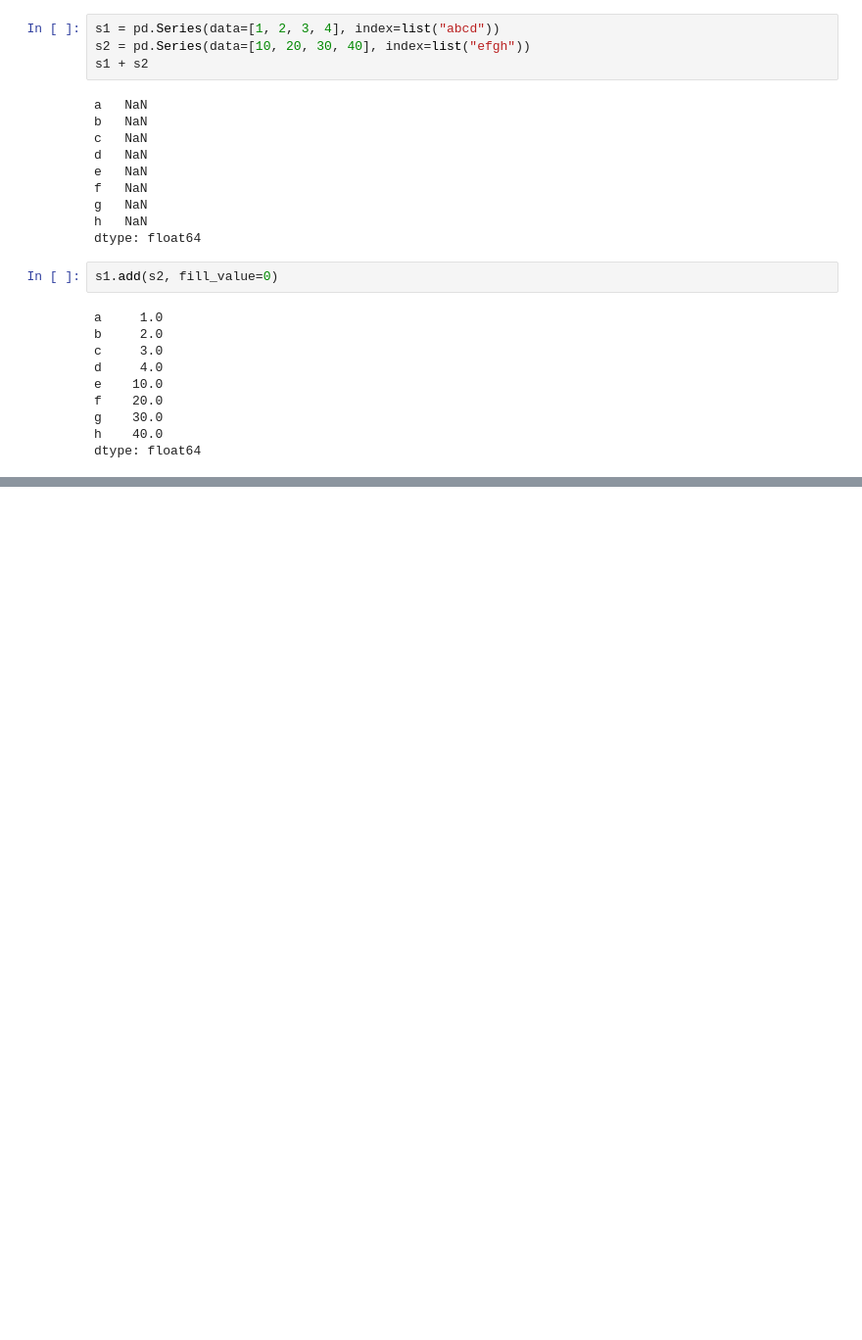
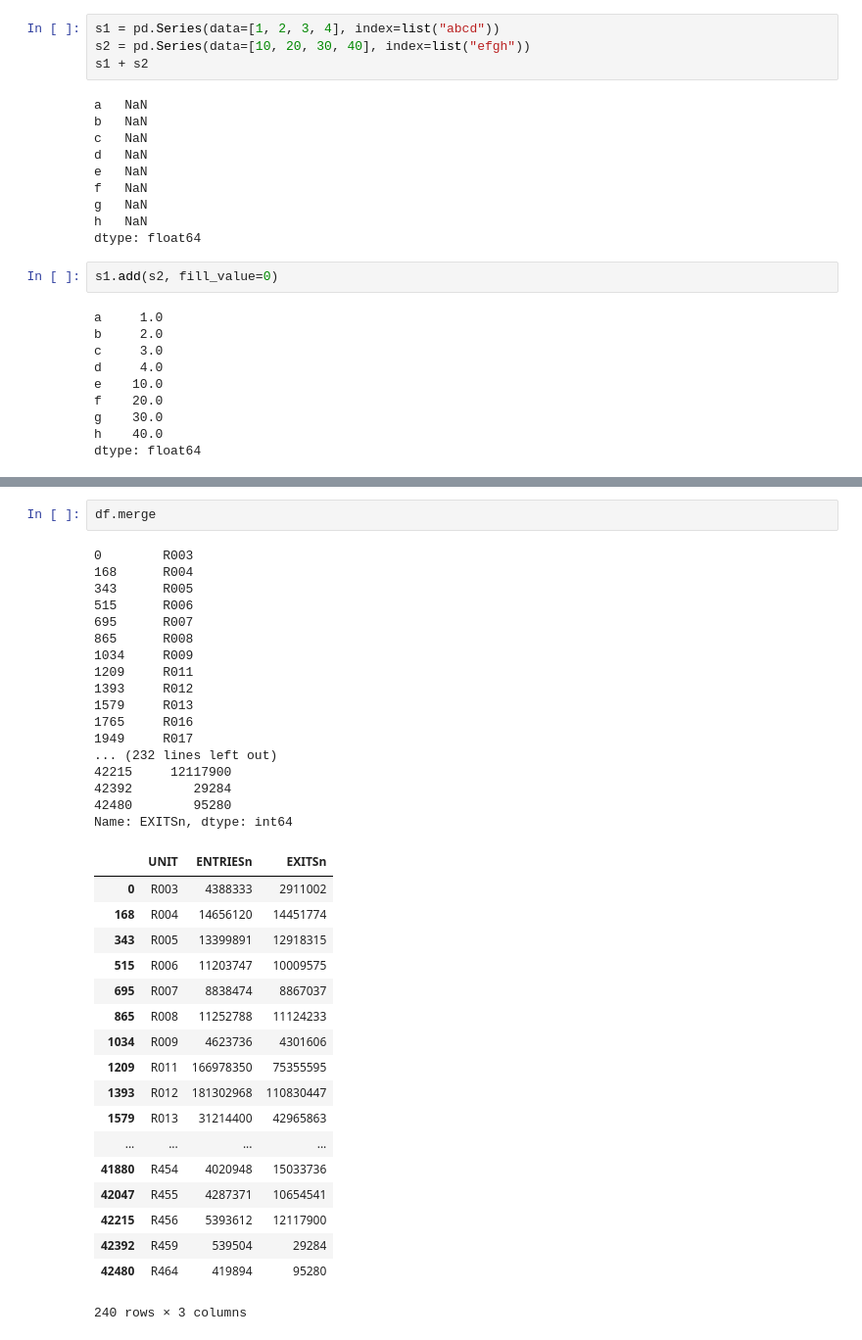
Before and after one commit to shamshad-npti/python-quick-start, a Jupyter notebook: data-analytics/numpy-pandas.ipynb, the cells around one changed output, grey strips where cells are left out. Shown: that part at 98% size. Saved outputs shown, nothing was run; the diff lists cells and outputs as text; blank space fills up the shorter version.

```diff
--- a/data-analytics/numpy-pandas.ipynb
+++ b/data-analytics/numpy-pandas.ipynb
@@ -168,0 +438,38 @@ dtype: float64
+# %%
+df.merge
+# %% [output]
+0        R003
+168      R004
+343      R005
+515      R006
+695      R007
+865      R008
+1034     R009
+1209     R011
+1393     R012
+1579     R013
+1765     R016
+1949     R017
+... (232 lines left out)
+42215     12117900
+42392        29284
+42480        95280
+Name: EXITSn, dtype: int64
+|  | UNIT | ENTRIESn | EXITSn |
+| 0 | R003 | 4388333 | 2911002 |
+| 168 | R004 | 14656120 | 14451774 |
+| 343 | R005 | 13399891 | 12918315 |
+| 515 | R006 | 11203747 | 10009575 |
+| 695 | R007 | 8838474 | 8867037 |
+| 865 | R008 | 11252788 | 11124233 |
+| 1034 | R009 | 4623736 | 4301606 |
+| 1209 | R011 | 166978350 | 75355595 |
+| 1393 | R012 | 181302968 | 110830447 |
+| 1579 | R013 | 31214400 | 42965863 |
+| ... | ... | ... | ... |
+| 41880 | R454 | 4020948 | 15033736 |
+| 42047 | R455 | 4287371 | 10654541 |
+| 42215 | R456 | 5393612 | 12117900 |
+| 42392 | R459 | 539504 | 29284 |
+| 42480 | R464 | 419894 | 95280 |
+240 rows × 3 columns
```
Also changed, not shown: parts of 32 cells of this notebook, 4 other files.
